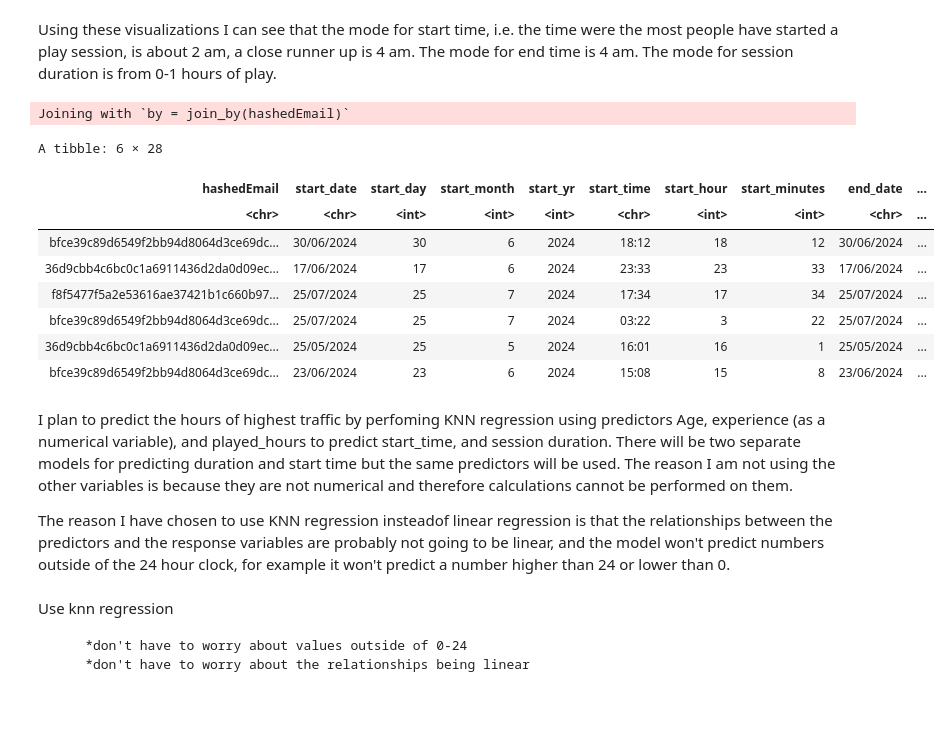
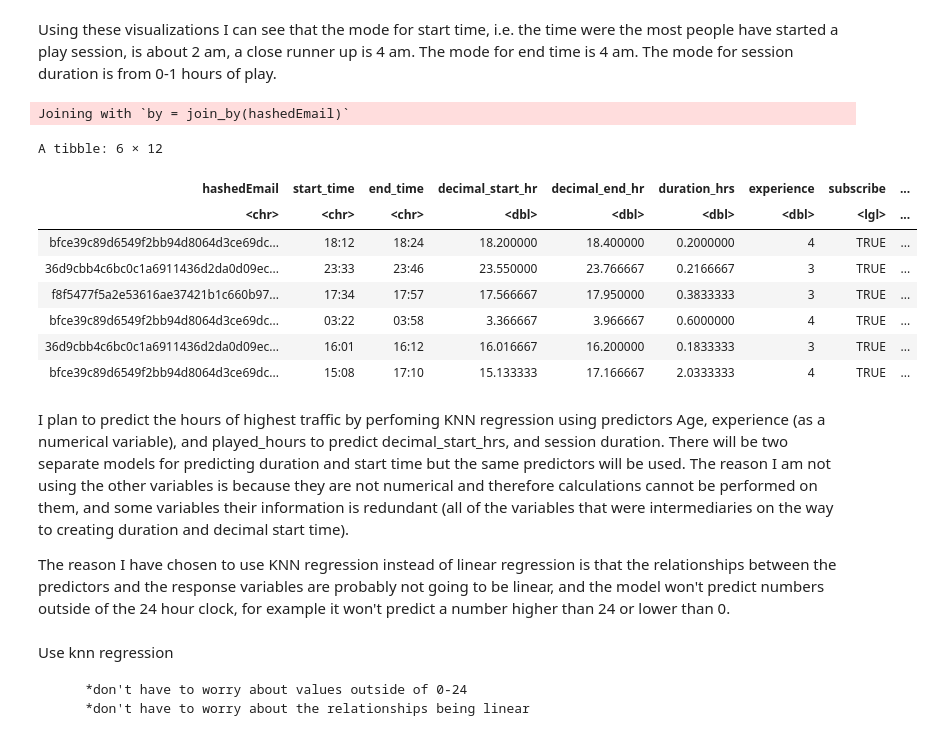
Before and after one commit to camillesnyder/Individual-Planning-for-Project, a Jupyter notebook: project_plan_008_19.ipynb, the cells around one changed output. Cells and saved outputs as stored; diff of their text form; code cells hidden in the pictures; blank space fills up the shorter version.

Commit message:
cleaned up the combined data
took out unnecessary intermediary variables in the hopes it would be easier for the visualization code to run..... it didn't work

```diff
--- a/project_plan_008_19.ipynb
+++ b/project_plan_008_19.ipynb
@@ -233,20 +235,25 @@ Warning message:
 Using these visualizations I can see that the mode for start time, i.e. the time were the most people have started a play session, is about 2 am, a close runner up is 4 am. The mode for end time is 4 am. The mode for session duration is from 0-1 hours of play.
 # %%
 #wrangling by combining players and sessions data sets, also screening for matching hashedEmails which will match data from each data set to each other by email
-combo_data <- inner_join(sessions_wrang, players_wrang)
+combo_data <- inner_join(sessions_wrang, players_wrang)|>
+    select(-start_hour, -start_minutes, -start_yr, -start_month, -start_day, -decimal_start_minutes, -end_hour,
+           -end_minutes, -end_yr, -end_date, -start_date, -end_month, -end_day, -decimal_end_minutes, -original_start_time,
+           -original_end_time)
 
 head(combo_data)
+#this data set has as many observations as the sessions data set, so each of the observations from the players data set were duplicated each time the corresponding
+#email showed up in the sessions data set, i.e. the more sessions someone has the more their identifiers show up in this combined data set
 # %% [output]
 Joining with `by = join_by(hashedEmail)`
-A tibble: 6 × 28
+A tibble: 6 × 12
-| hashedEmail | start_date | start_day | start_month | start_yr | start_time | start_hour | start_minutes | end_date | ... |
-| <chr> | <chr> | <int> | <int> | <int> | <chr> | <int> | <int> | <chr> | ... |
-| bfce39c89d6549f2bb94d8064d3ce69dc... | 30/06/2024 | 30 | 6 | 2024 | 18:12 | 18 | 12 | 30/06/2024 | ... |
-| 36d9cbb4c6bc0c1a6911436d2da0d09ec... | 17/06/2024 | 17 | 6 | 2024 | 23:33 | 23 | 33 | 17/06/2024 | ... |
-| f8f5477f5a2e53616ae37421b1c660b97... | 25/07/2024 | 25 | 7 | 2024 | 17:34 | 17 | 34 | 25/07/2024 | ... |
-| bfce39c89d6549f2bb94d8064d3ce69dc... | 25/07/2024 | 25 | 7 | 2024 | 03:22 | 3 | 22 | 25/07/2024 | ... |
-| 36d9cbb4c6bc0c1a6911436d2da0d09ec... | 25/05/2024 | 25 | 5 | 2024 | 16:01 | 16 | 1 | 25/05/2024 | ... |
-| bfce39c89d6549f2bb94d8064d3ce69dc... | 23/06/2024 | 23 | 6 | 2024 | 15:08 | 15 | 8 | 23/06/2024 | ... |
+| hashedEmail | start_time | end_time | decimal_start_hr | decimal_end_hr | duration_hrs | experience | subscribe | ... |
+| <chr> | <chr> | <chr> | <dbl> | <dbl> | <dbl> | <dbl> | <lgl> | ... |
+| bfce39c89d6549f2bb94d8064d3ce69dc... | 18:12 | 18:24 | 18.200000 | 18.400000 | 0.2000000 | 4 | TRUE | ... |
+| 36d9cbb4c6bc0c1a6911436d2da0d09ec... | 23:33 | 23:46 | 23.550000 | 23.766667 | 0.2166667 | 3 | TRUE | ... |
+| f8f5477f5a2e53616ae37421b1c660b97... | 17:34 | 17:57 | 17.566667 | 17.950000 | 0.3833333 | 3 | TRUE | ... |
+| bfce39c89d6549f2bb94d8064d3ce69dc... | 03:22 | 03:58 | 3.366667 | 3.966667 | 0.6000000 | 4 | TRUE | ... |
+| 36d9cbb4c6bc0c1a6911436d2da0d09ec... | 16:01 | 16:12 | 16.016667 | 16.200000 | 0.1833333 | 3 | TRUE | ... |
+| bfce39c89d6549f2bb94d8064d3ce69dc... | 15:08 | 17:10 | 15.133333 | 17.166667 | 2.0333333 | 4 | TRUE | ... |
 # %%
 #visualizatioins between response variables and predictors, use facet_grid?
 options(repr.plot.height = 8, repr.plot.width = 10)
@@ -260,9 +267,9 @@ start_hrs_vs_Age <- combo_data|>
     geom_point(alpha = 0.4)+
     theme(text = element_text(size= 16))
 # %% [markdown]
-I plan to predict the hours of highest traffic by perfoming KNN regression using predictors Age, experience (as a numerical variable), and played_hours to predict start_time, and session duration. There will be two separate models for predicting duration and start time but the same predictors will be used. The reason I am not using the other variables is because they are not numerical and therefore calculations cannot be performed on them.
+I plan to predict the hours of highest traffic by perfoming KNN regression using predictors Age, experience (as a numerical variable), and played_hours to predict decimal_start_hrs, and session duration. There will be two separate models for predicting duration and start time but the same predictors will be used. The reason I am not using the other variables is because they are not numerical and therefore calculations cannot be performed on them, and some variables their information is redundant (all of the variables that were intermediaries on the way to creating duration and decimal start time).
 
-The reason I have chosen to use KNN regression insteadof linear regression is that the relationships between the predictors and the response variables are probably not going to be linear, and the model won't predict numbers outside of the 24 hour clock, for example it won't predict a number higher than 24 or lower than 0.
+The reason I have chosen to use KNN regression instead of linear regression is that the relationships between the predictors and the response variables are probably not going to be linear, and the model won't predict numbers outside of the 24 hour clock, for example it won't predict a number higher than 24 or lower than 0.
 # %% [markdown]
 Use knn regression
 
```
Also changed, not shown: parts of 2 cells of this notebook.
